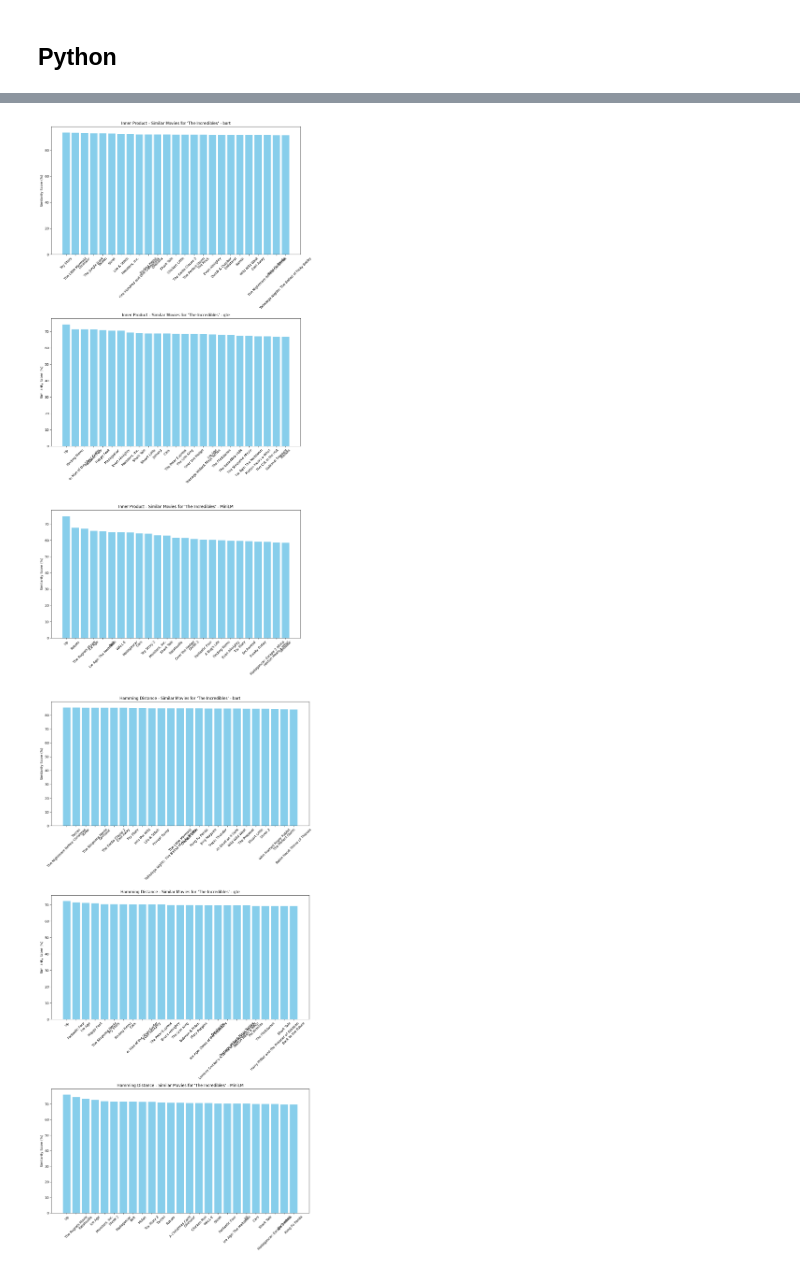
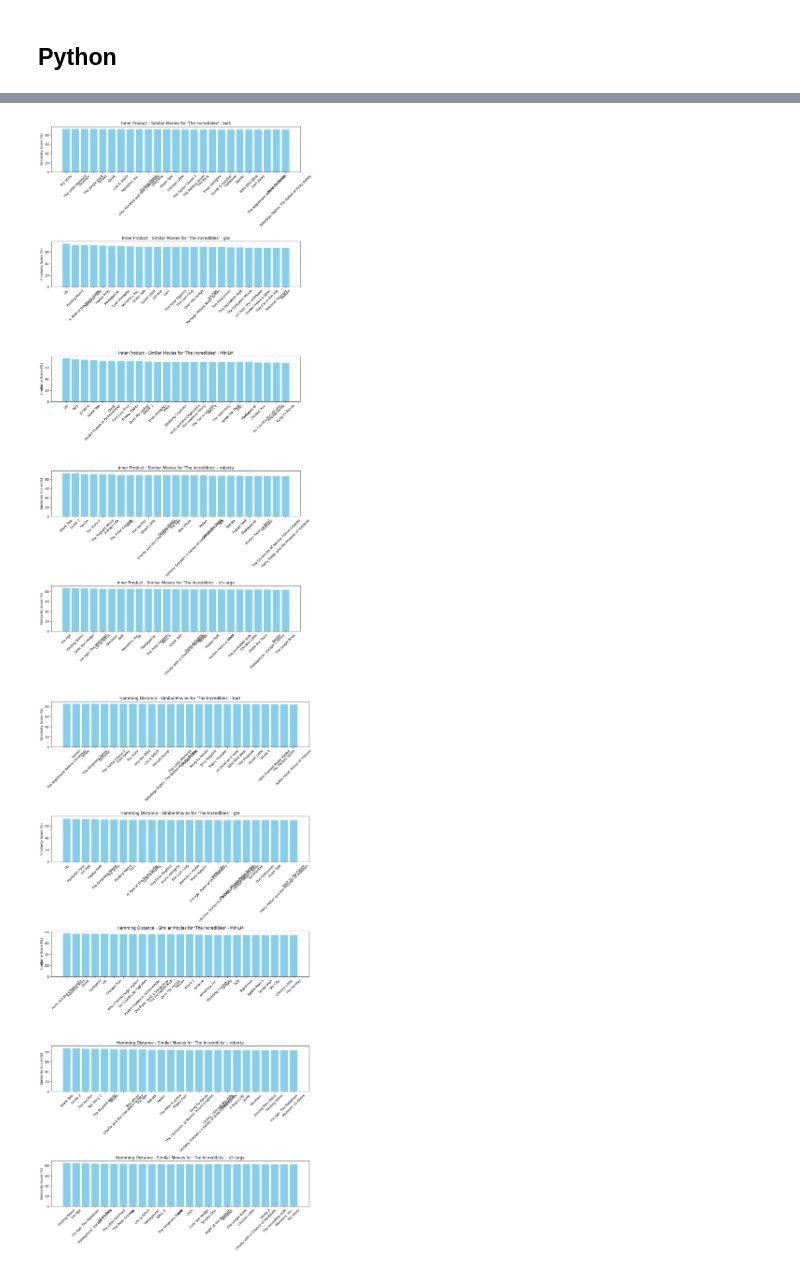
Before and after one commit to AlgoETS/SimilityVectorEmbedding, a Jupyter notebook: pgvector.ipynb, the cells around one changed output, grey strips where cells are left out. Cells and saved outputs as stored; diff of their text form; code cells hidden in the pictures.

```diff
--- a/pgvector.ipynb
+++ b/pgvector.ipynb
@@ -369,7 +404,7 @@ def plot_similar_movies(similar_movies, title):
 # %%
 def plot_compare_similar_movies_embedding(similar_movies_array, title):
     # Prepare data multiple plot for different embeddings
-    fig, ax = plt.subplots(3, 1, figsize=(12, 24))
+    fig, ax = plt.subplots(5, 1, figsize=(12, 24))
     for i, similar_movies in enumerate(similar_movies_array):
         titles, similarities = zip(*similar_movies)
         similarities = [round(sim * 100, 3) for sim in similarities]  # Convert to percentage and round off
@@ -531,17 +575,21 @@ plot_compare_similar_movies_embedding([similar_movies_l2_bart, similar_movies_l2
 similar_movies_inner_bart = find_similar_movies(query_movie_title, threshold=0, distance_function='inner_product', embedding_type='bart')
 similar_movies_inner_gte = find_similar_movies(query_movie_title, threshold=0, distance_function='inner_product', embedding_type='gte')
 similar_movies_inner_MiniLM = find_similar_movies(query_movie_title, threshold=0, distance_function='inner_product', embedding_type='MiniLM')
-plot_compare_similar_movies_embedding([similar_movies_inner_bart, similar_movies_inner_gte, similar_movies_inner_MiniLM], 'Inner Product')
+similar_movies_inner_roberta = find_similar_movies(query_movie_title, threshold=0, distance_function='inner_product', embedding_type='roberta')
+similar_movies_inner_e5_large = find_similar_movies(query_movie_title, threshold=0, distance_function='inner_product', embedding_type='e5_large')
+plot_compare_similar_movies_embedding([similar_movies_inner_bart, similar_movies_inner_gte, similar_movies_inner_MiniLM, similar_movies_inner_roberta, similar_movies_inner_e5_large], "Inner Product")
 # %% [output]
-[figure, old version]
+[figure, new version]
 # %%
 # For Hamming Distance
 similar_movies_hamming_bart = find_similar_movies(query_movie_title, threshold=0, distance_function='hamming_distance', embedding_type='bart')
 similar_movies_hamming_gte = find_similar_movies(query_movie_title, threshold=0, distance_function='hamming_distance', embedding_type='gte')
 similar_movies_hamming_MiniLM = find_similar_movies(query_movie_title, threshold=0, distance_function='hamming_distance', embedding_type='MiniLM')
-plot_compare_similar_movies_embedding([similar_movies_hamming_bart, similar_movies_hamming_gte, similar_movies_hamming_MiniLM], 'Hamming Distance')
+similar_movies_hamming_roberta = find_similar_movies(query_movie_title, threshold=0, distance_function='hamming_distance', embedding_type='roberta')
+similar_movies_hamming_e5_large = find_similar_movies(query_movie_title, threshold=0, distance_function='hamming_distance', embedding_type='e5_large')
+plot_compare_similar_movies_embedding([similar_movies_hamming_bart, similar_movies_hamming_gte, similar_movies_hamming_MiniLM, similar_movies_hamming_roberta, similar_movies_hamming_e5_large], "Hamming Distance")
 # %% [output]
-[figure, old version]
+[figure, new version]
 # %%
 # For Jaccard Distance
 similar_movies_jaccard_bart = find_similar_movies(query_movie_title, threshold=0, distance_function='jaccard_distance', embedding_type='bart')
```
Also changed, not shown: parts of 21 cells of this notebook.
